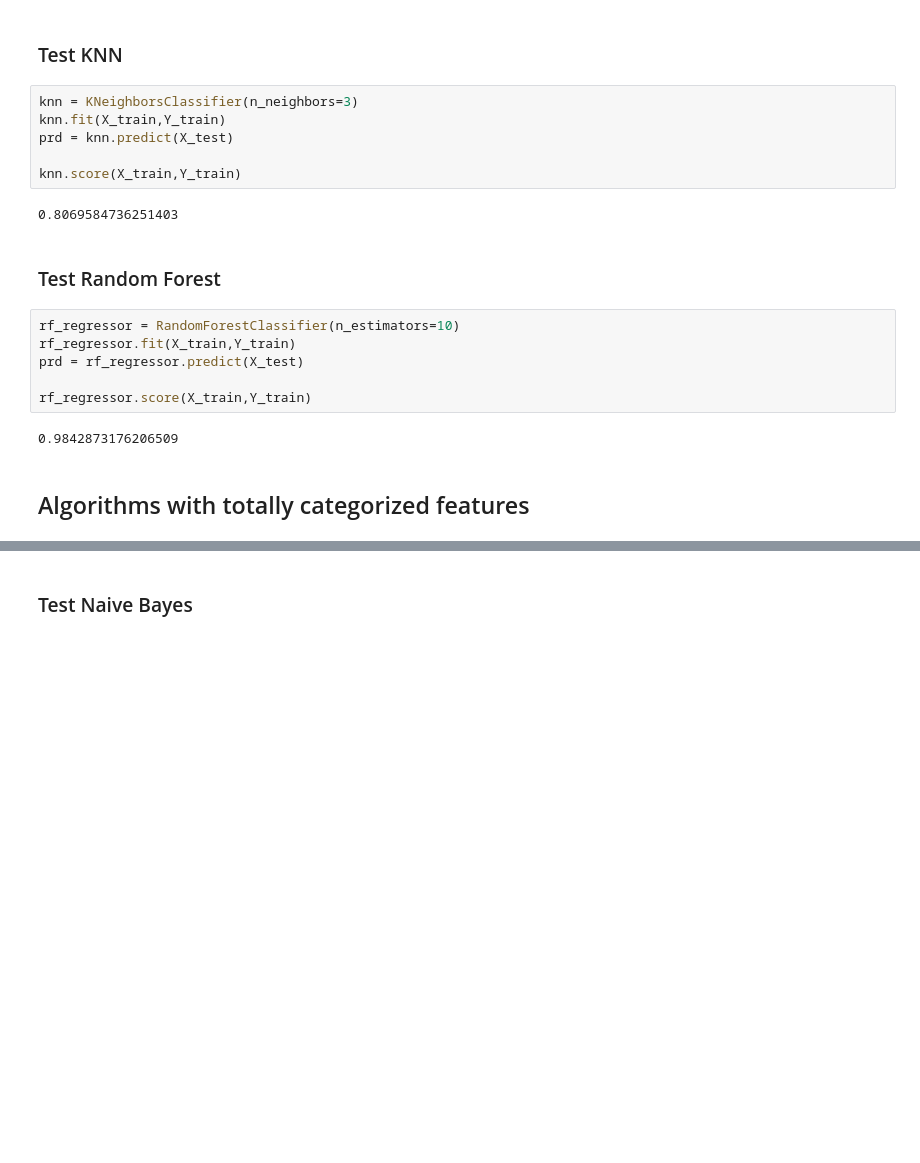
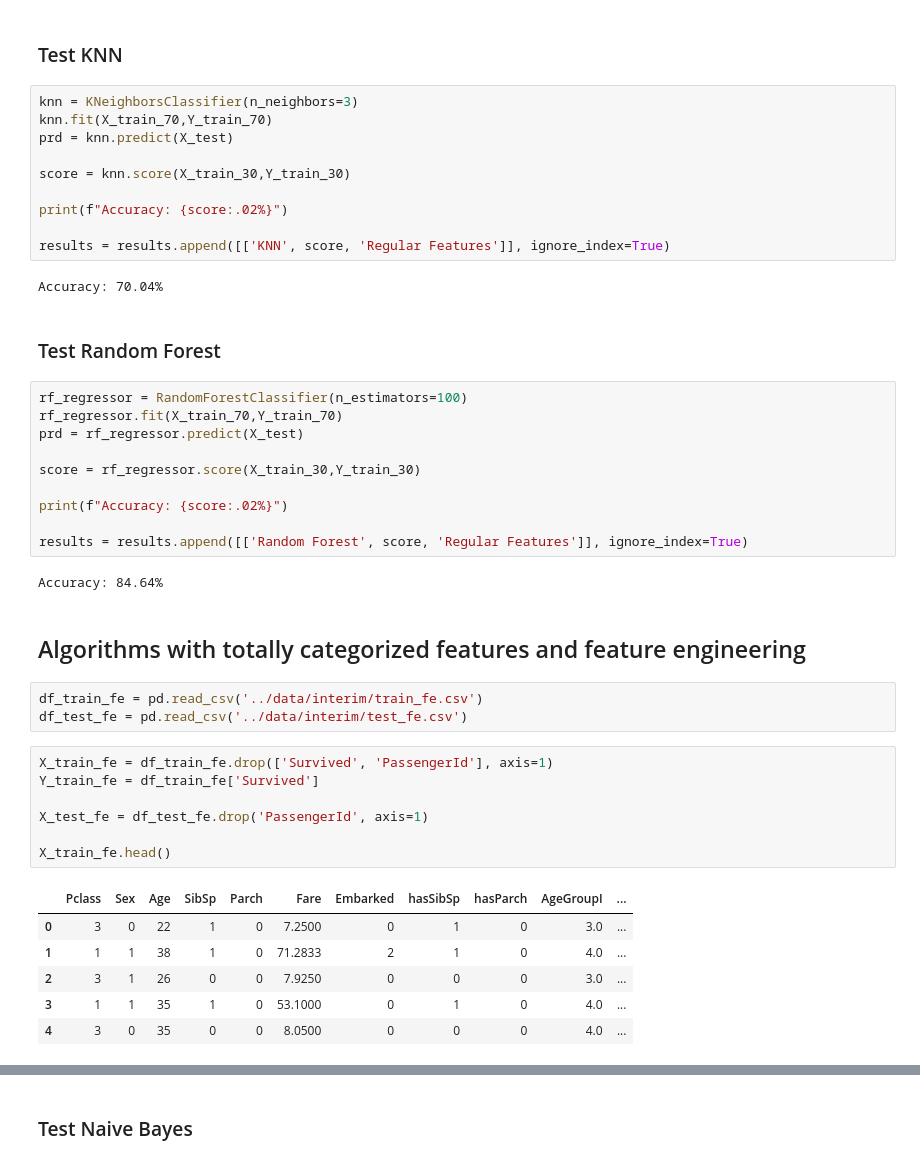
Before and after one commit to fialves/kaggle-titanic, a Jupyter notebook: notebooks/1.0-test-model.ipynb, the cells around one changed output, grey strips where cells are left out. Saved outputs shown, nothing was run; the diff lists cells and outputs as text; blank space fills up the shorter version.

Commit message:
First submission using Random Forest (n=100) and KNN (k=3)

```diff
--- a/notebooks/1.0-test-model.ipynb
+++ b/notebooks/1.0-test-model.ipynb
@@ -78,21 +88,46 @@ nb_regressor.score(X_train,Y_train)
 ### Test KNN
 # %%
 knn = KNeighborsClassifier(n_neighbors=3)
-knn.fit(X_train,Y_train)
+knn.fit(X_train_70,Y_train_70)
 prd = knn.predict(X_test)
 
-knn.score(X_train,Y_train)
+score = knn.score(X_train_30,Y_train_30)
+
+print(f"Accuracy: {score:.02%}")
+
+results = results.append([['KNN', score, 'Regular Features']], ignore_index=True)
 # %% [output]
-0.8069584736251403
+Accuracy: 70.04%
 # %% [markdown]
 ### Test Random Forest
 # %%
-rf_regressor = RandomForestClassifier(n_estimators=10)
-rf_regressor.fit(X_train,Y_train)
+rf_regressor = RandomForestClassifier(n_estimators=100)
+rf_regressor.fit(X_train_70,Y_train_70)
 prd = rf_regressor.predict(X_test)
 
-rf_regressor.score(X_train,Y_train)
+score = rf_regressor.score(X_train_30,Y_train_30)
+
+print(f"Accuracy: {score:.02%}")
+
+results = results.append([['Random Forest', score, 'Regular Features']], ignore_index=True)
 # %% [output]
-0.9842873176206509
+Accuracy: 84.64%
 # %% [markdown]
-## Algorithms with totally categorized features
+## Algorithms with totally categorized features and feature engineering
+# %%
+df_train_fe = pd.read_csv('../data/interim/train_fe.csv')
+df_test_fe = pd.read_csv('../data/interim/test_fe.csv')
+# %%
+X_train_fe = df_train_fe.drop(['Survived', 'PassengerId'], axis=1)
+Y_train_fe = df_train_fe['Survived']
+
+X_test_fe = df_test_fe.drop('PassengerId', axis=1)
+
+X_train_fe.head()
+# %% [output]
+|  | Pclass | Sex | Age | SibSp | Parch | Fare | Embarked | hasSibSp | hasParch | AgeGroupI | ... |
+| 0 | 3 | 0 | 22 | 1 | 0 | 7.2500 | 0 | 1 | 0 | 3.0 | ... |
+| 1 | 1 | 1 | 38 | 1 | 0 | 71.2833 | 2 | 1 | 0 | 4.0 | ... |
+| 2 | 3 | 1 | 26 | 0 | 0 | 7.9250 | 0 | 0 | 0 | 3.0 | ... |
+| 3 | 1 | 1 | 35 | 1 | 0 | 53.1000 | 0 | 1 | 0 | 4.0 | ... |
+| 4 | 3 | 0 | 35 | 0 | 0 | 8.0500 | 0 | 0 | 0 | 4.0 | ... |
```
Also changed, not shown: parts of 41 cells of this notebook, 2 other files.
